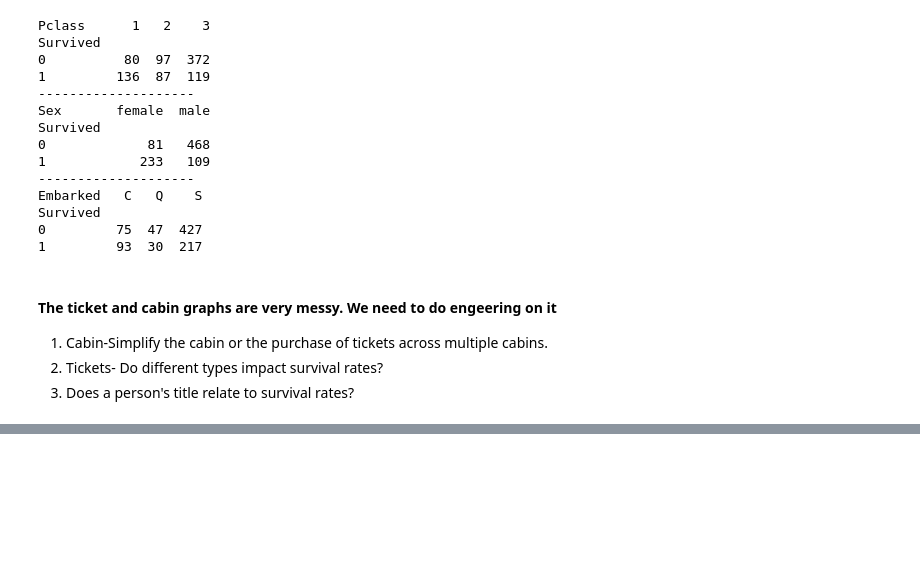
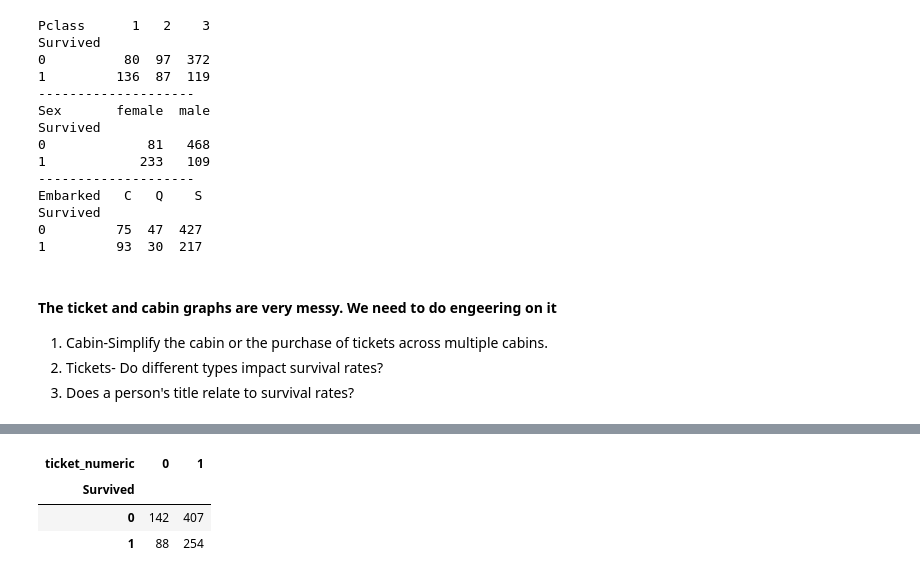
Before and after one commit to 9963KK/66dayslearning_data_science, a Jupyter notebook: titanic.ipynb, the cells around one changed output, grey strips where cells are left out. Cells and saved outputs as stored; diff of their text form; code cells hidden in the pictures; blank space fills up the shorter version.

```diff
--- a/titanic.ipynb
+++ b/titanic.ipynb
@@ -288,0 +375,3 @@ Survived
+# %%
+pd.options.display.max_rows=999
+train_df['ticket_letters'].value_counts()
@@ -288,0 +396,7 @@ Survived
+# %%
+pd.pivot_table(train_df,index='Survived',columns='ticket_numeric',values='Ticket',aggfunc='count')
+# %% [output]
+| ticket_numeric | 0 | 1 |
+| Survived |  |  |
+| 0 | 142 | 407 |
+| 1 | 88 | 254 |
```
Also changed, not shown: parts of 25 cells of this notebook.
